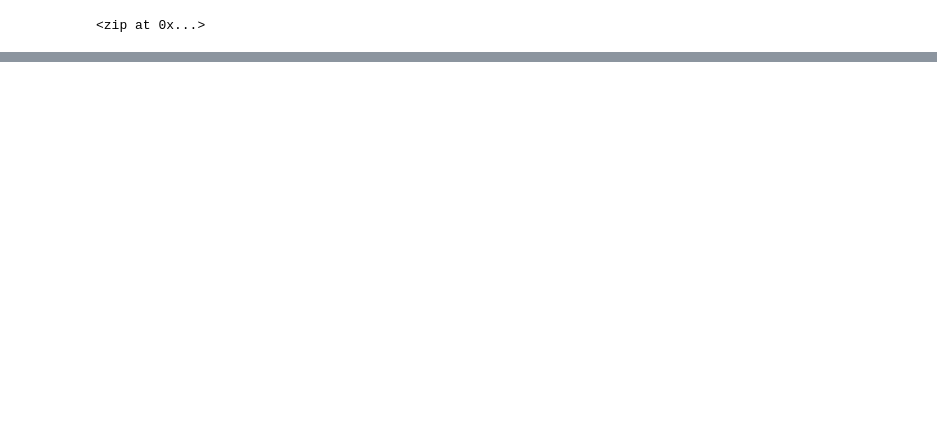
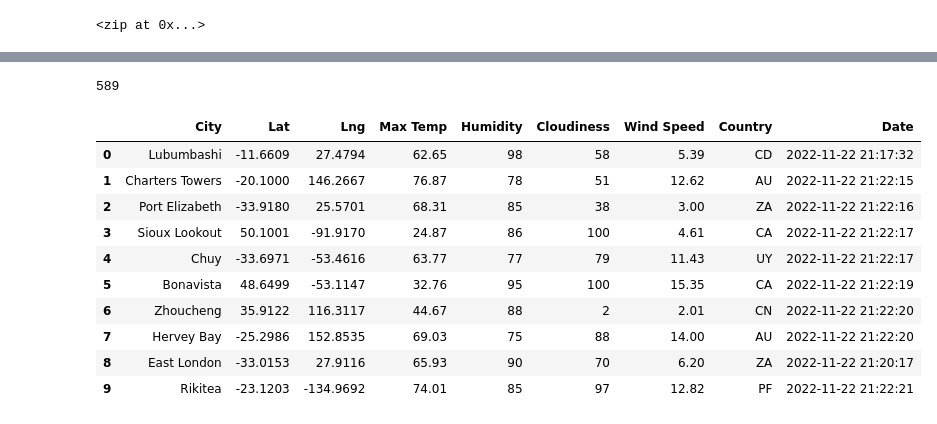
Before and after one commit to AndrewPhilbeck/World_Weather_Analysis, a Jupyter notebook: WeatherPy.ipynb, the cells around one changed output, grey strips where cells are left out. Cells and saved outputs as stored; diff of their text form; code cells hidden in the pictures; blank space fills up the shorter version.

```diff
--- a/WeatherPy.ipynb
+++ b/WeatherPy.ipynb
@@ -5,0 +15,3 @@ import numpy as np
+# %%
+url = "https://api.openweathermap.org/data/2.5/weather?units=Imperial&APPID=" + weather_api_key
+print(url)
@@ -56,0 +163,20 @@ len(cities)
+# %%
+len(city_data)
+# %% [output]
+589
+# %%
+# Convert the array of dictionaries to a Pandas DataFrame
+city_data_df = pd.DataFrame(city_data)
+city_data_df.head(10)
+# %% [output]
+|  | City | Lat | Lng | Max Temp | Humidity | Cloudiness | Wind Speed | Country | Date |
+| 0 | Lubumbashi | -11.6609 | 27.4794 | 62.65 | 98 | 58 | 5.39 | CD | 2022-11-22 21:17:32 |
+| 1 | Charters Towers | -20.1000 | 146.2667 | 76.87 | 78 | 51 | 12.62 | AU | 2022-11-22 21:22:15 |
+| 2 | Port Elizabeth | -33.9180 | 25.5701 | 68.31 | 85 | 38 | 3.00 | ZA | 2022-11-22 21:22:16 |
+| 3 | Sioux Lookout | 50.1001 | -91.9170 | 24.87 | 86 | 100 | 4.61 | CA | 2022-11-22 21:22:17 |
+| 4 | Chuy | -33.6971 | -53.4616 | 63.77 | 77 | 79 | 11.43 | UY | 2022-11-22 21:22:17 |
+| 5 | Bonavista | 48.6499 | -53.1147 | 32.76 | 95 | 100 | 15.35 | CA | 2022-11-22 21:22:19 |
+| 6 | Zhoucheng | 35.9122 | 116.3117 | 44.67 | 88 | 2 | 2.01 | CN | 2022-11-22 21:22:20 |
+| 7 | Hervey Bay | -25.2986 | 152.8535 | 69.03 | 75 | 88 | 14.00 | AU | 2022-11-22 21:22:20 |
+| 8 | East London | -33.0153 | 27.9116 | 65.93 | 90 | 70 | 6.20 | ZA | 2022-11-22 21:20:17 |
+| 9 | Rikitea | -23.1203 | -134.9692 | 74.01 | 85 | 97 | 12.82 | PF | 2022-11-22 21:22:21 |
```
Also changed, not shown: parts of 7 cells of this notebook, 3 other files.
